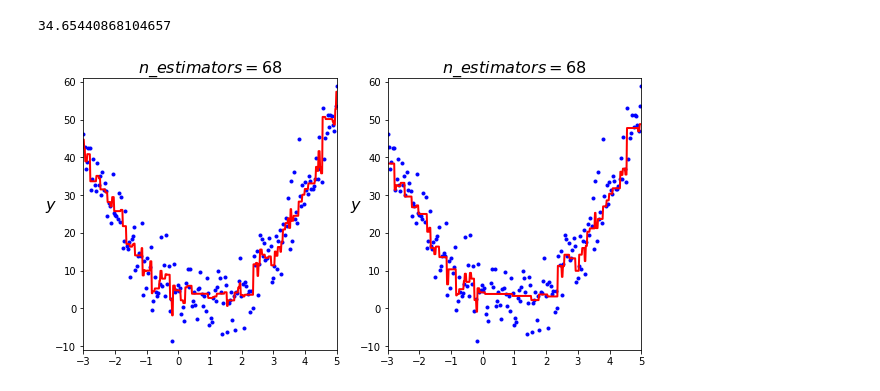
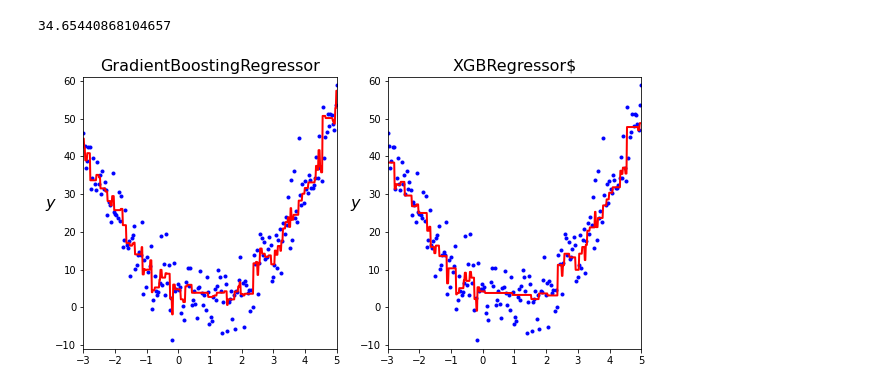
Before and after one commit to Lpshkn/Tutors, a Jupyter notebook: Practice/Ensemble/Ensemble.ipynb, the cells around one changed output. Saved outputs shown, nothing was run; the diff lists cells and outputs as text; code cells hidden in the pictures.

```diff
--- a/Practice/Ensemble/Ensemble.ipynb
+++ b/Practice/Ensemble/Ensemble.ipynb
@@ -600,16 +600,16 @@ error
 # %%
 plt.figure(figsize=(10, 5))
 
 plt.subplot(121)
 plot_predictions([gbrt_best], X, y, axes=[-3, 5, -11, 61])
 plt.ylabel("$y$", fontsize=16, rotation=0)
-plt.title(f"$n\_estimators = {best_n_estimators}$", fontsize=16)
+plt.title(f"GradientBoostingRegressor", fontsize=16)
 
 plt.subplot(122)
 plot_predictions([xgb], X, y, axes=[-3, 5, -11, 61])
 plt.ylabel("$y$", fontsize=16, rotation=0)
-plt.title(f"$n\_estimators = {best_n_estimators}$", fontsize=16)
+plt.title(f"XGBRegressor$", fontsize=16)
 
 plt.show()
 # %% [output]
-[figure, old version]
+[figure, new version]
```
Also changed, not shown: parts of 10 cells of this notebook, 1 other file.
